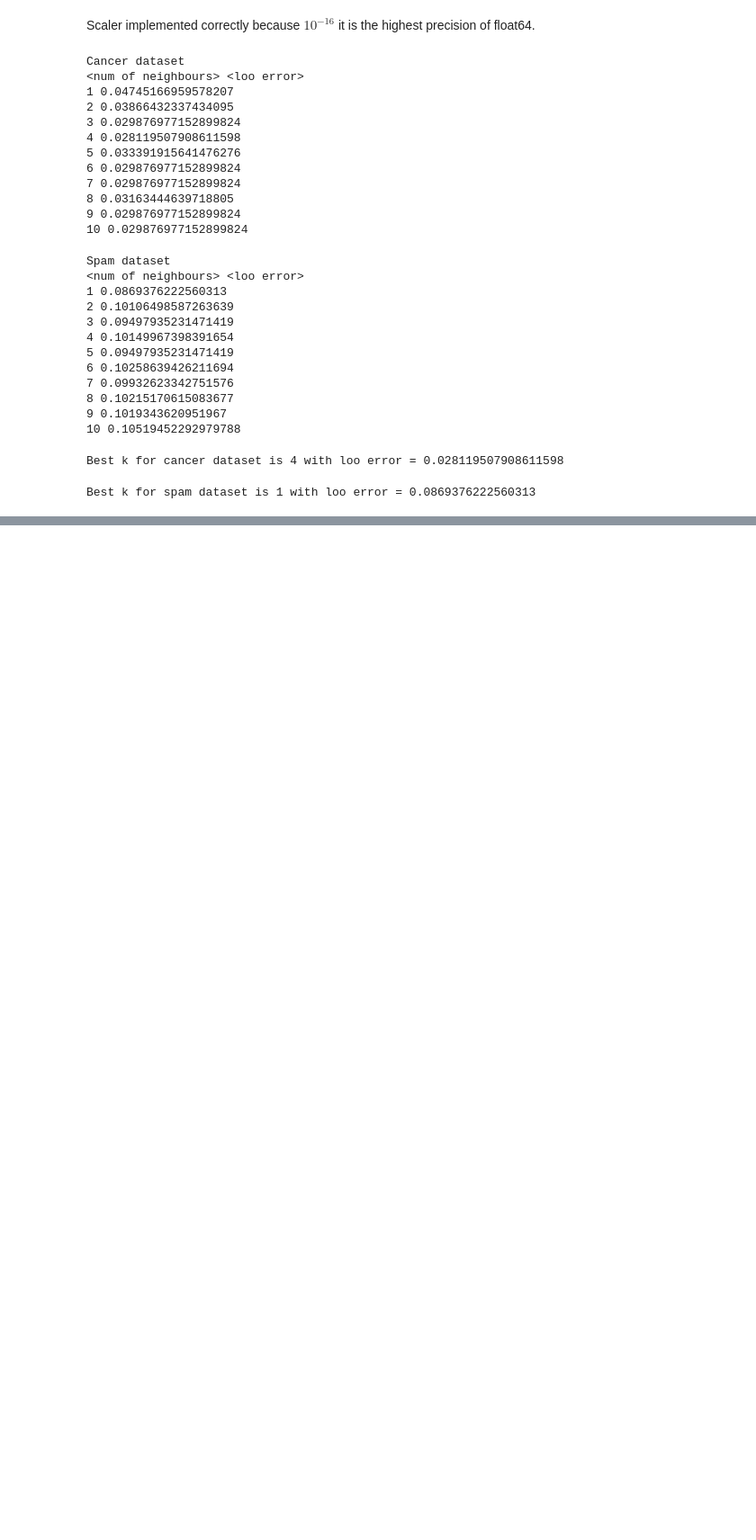
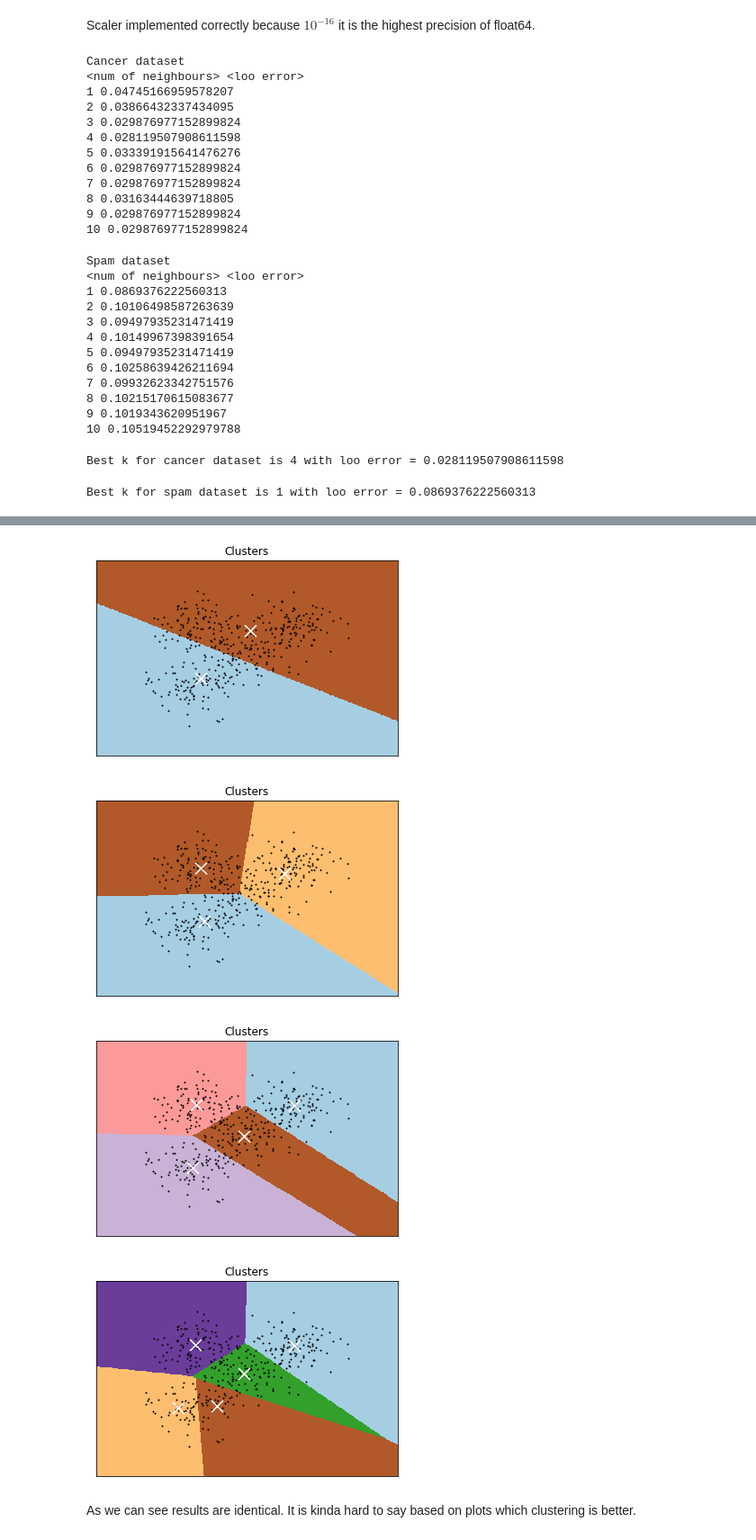
Before and after one commit to RamSaw/MachineLearning, a Jupyter notebook: hw01/hw01.ipynb, the cells around one changed output, grey strips where cells are left out. Shown: that part at 90% size. Drawn from its saved outputs; the diff is of its cells as text; code cells hidden in the pictures; blank space fills up the shorter version.

```diff
--- a/hw01/hw01.ipynb
+++ b/hw01/hw01.ipynb
@@ -257,0 +267,6 @@ We can see that results after scaling are better approximately in 2 times, not s
+# %%
+# blobs.csv loading
+blobs_path = dataset_root + 'blobs.csv'
+blobs_data = pd.read_csv(blobs_path)
+blobs_X = blobs_data.values.astype('float64')
+print("blobs data shape: " + str(blobs_X.shape))
@@ -257,0 +328,29 @@ We can see that results after scaling are better approximately in 2 times, not s
+# %%
+class my_KMeans:
+    def __init__(self, n_clusters, init):
+        self.n_clusters = n_clusters
+        self.cluster_centers_ = np.copy(init)
+
+    def predict(self, X):
+        return np.argmin(np.sum((X[None,:,:] - self.cluster_centers_[:,None,:]) ** 2, axis=-1), axis=0)
+
+    def fit(self, X):
+        prev_cluster_centers = np.zeros(self.cluster_centers_.shape)
+        s = False
+        while not np.allclose(prev_cluster_centers, self.cluster_centers_):
+            prev_cluster_centers = np.copy(self.cluster_centers_)
+            nearest_centers = self.predict(X)
+            for i in range(self.cluster_centers_.shape[0]):
+                self.cluster_centers_[i] = np.mean(X[nearest_centers == i], axis=0)
+# %%
+for initial_center in initial_centers:
+    kmeans = my_KMeans(n_clusters=initial_center.shape[0], init=initial_center)
+    kmeans.fit(blobs_X)
+    draw_clusters(blobs_X, kmeans.cluster_centers_, kmeans.predict)
+# %% [output]
+[figure, added]
+[figure, added]
+[figure, added]
+[figure, added]
+# %% [markdown]
+As we can see results are identical. It is kinda hard to say based on plots which clustering is better.
```
Also changed, not shown: parts of 10 cells of this notebook.
